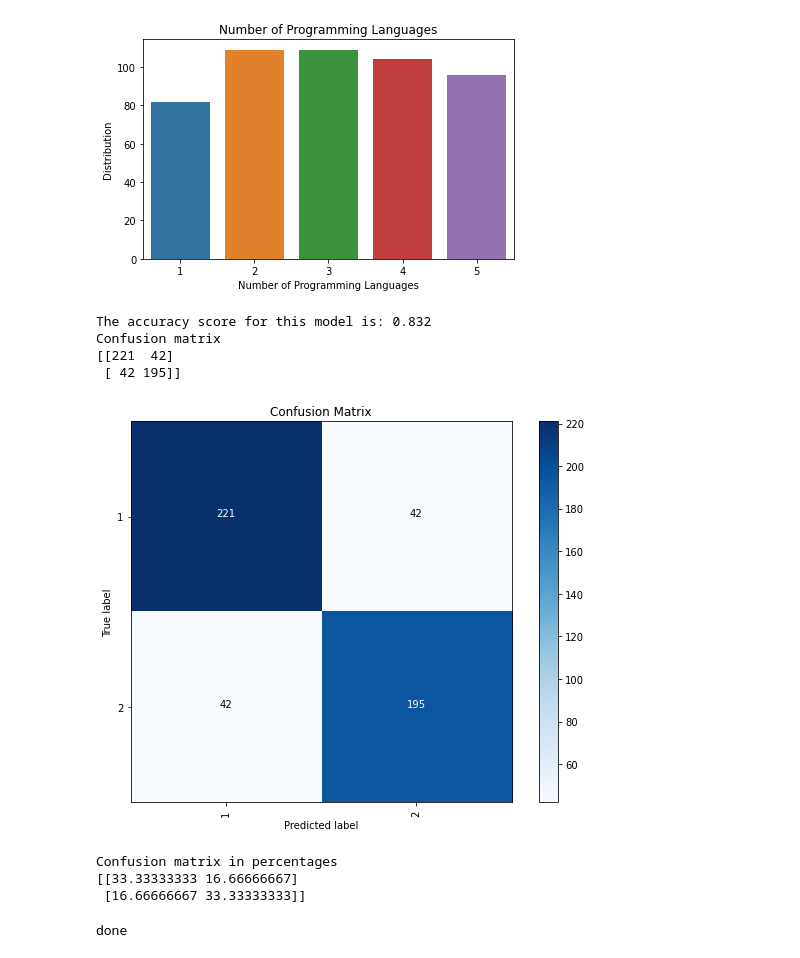
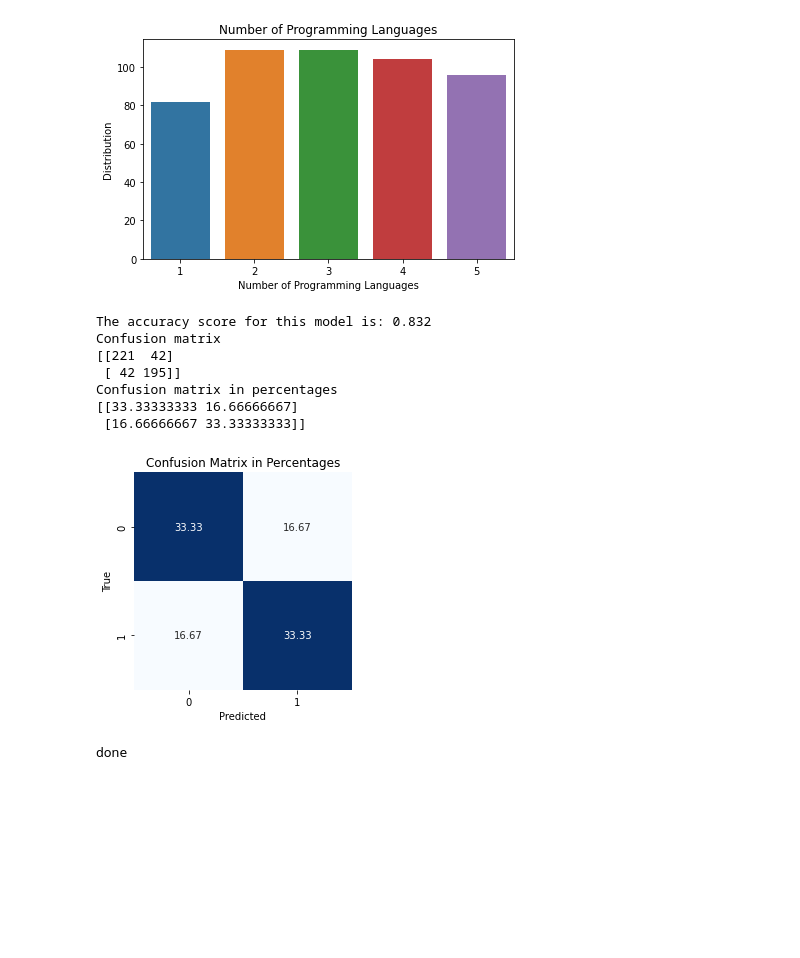
Before and after one commit to CMU-17313Q/fall23-nodebb-inshallah-a, a Jupyter notebook: P4/Jupyter_Notebook_Setup_P4.ipynb, the cells around one changed output. Saved outputs shown, nothing was run; the diff lists cells and outputs as text; code cells hidden in the pictures; blank space fills up the shorter version.

```diff
--- a/P4/Jupyter_Notebook_Setup_P4.ipynb
+++ b/P4/Jupyter_Notebook_Setup_P4.ipynb
@@ -13,7 +13,7 @@ import joblib
 warnings.filterwarnings(action='ignore', category=UserWarning)
 warnings.filterwarnings(action='ignore', category=DataConversionWarning)
 # Loading the test dataset
-test_data = pd.read_csv('/Users/zainab/student_data.csv')
+test_data = pd.read_csv('student_data.csv')
 # %%
 test_data.head()
 # %% [output]
@@ -120,62 +129,52 @@ import itertools
 
 from sklearn.metrics import accuracy_score, confusion_matrix
 Y_true= test_data['Good Candidate']
 accuracy = accuracy_score(Y_true, prediction)
 print("The accuracy score for this model is" + ":", accuracy)
 
+
+
+
+
 conf_matrix= confusion_matrix(Y_true, prediction)
 print('Confusion matrix')
 print(conf_matrix)
 
-classes = ["1", "2"]  # Modify this based on your actual class labels
+classes = ["1", "2"]
 
-# Calculate the confusion matrix
-confusion_matrix = confusion_matrix(y_test, prediction)  # Assuming 'y_test' and 'prediction' are the actual and predicted labels
-
-# Plot the confusion matrix
-plt.figure(figsize=(8, 6))
-plt.imshow(confusion_matrix, interpolation='nearest', cmap=plt.get_cmap('Blues'))
-plt.title('Confusion Matrix')
-plt.colorbar()
-
-# Add labels and ticks
-tick_marks = np.arange(len(classes))
-plt.xticks(tick_marks, classes, rotation=90)
-plt.yticks(tick_marks, classes)
-
-# Display the values on the plot
-thresh = confusion_matrix.max() / 2.
-for i, j in itertools.product(range(confusion_matrix.shape[0]), range(confusion_matrix.shape[1])):
-    plt.text(j, i, format(confusion_matrix[i, j], 'd'), horizontalalignment="center", color="white" if confusion_matrix[i, j] > thresh else "black")
-
-plt.tight_layout()
-plt.ylabel('True label')
-plt.xlabel('Predicted label')
-plt.show()
+# Computing the confusion matrix (Regular numbers)
+confusion_matrix = confusion_matrix(y_test, prediction)
 
 
 # Compute the confusion matrix percentage
 
 from sklearn.metrics import confusion_matrix
 import numpy as np
 
 Y_true = np.array([0, 1, 1, 0, 1, 0])
 predictions = np.array([0, 1, 0, 0, 1, 1])
 conf_matrix = confusion_matrix(Y_true, predictions)
-conf_matrix_percent = (conf_matrix / conf_matrix.sum()) * 100
+conf_matrix_percentage = (conf_matrix / conf_matrix.sum()) * 100
 
 
 print("Confusion matrix in percentages")
 print(conf_matrix_percent)
+
+plt.figure(figsize=(6, 4))
+sns.heatmap(conf_matrix_percentage, annot=True, fmt="0.2f", cmap="Blues", cbar=False, square=True)
+plt.xlabel("Predicted")
+plt.ylabel("True")
+plt.title("Confusion Matrix in Percentages")
+plt.show()
 # %% [output]
 The accuracy score for this model is: 0.832
 Confusion matrix
 [[221  42]
  [ 42 195]]
+Confusion matrix in percentages
+[[33.33333333 16.66666667]
+ [16.66666667 33.33333333]]
-[figure, old version]
+[figure, new version]
-Confusion matrix in percentages
-[[33.33333333 16.66666667]
- [16.66666667 33.33333333]]
 # %%
 print("done")
 # %% [output]
```
Also changed, not shown: parts of 1 cell of this notebook.
